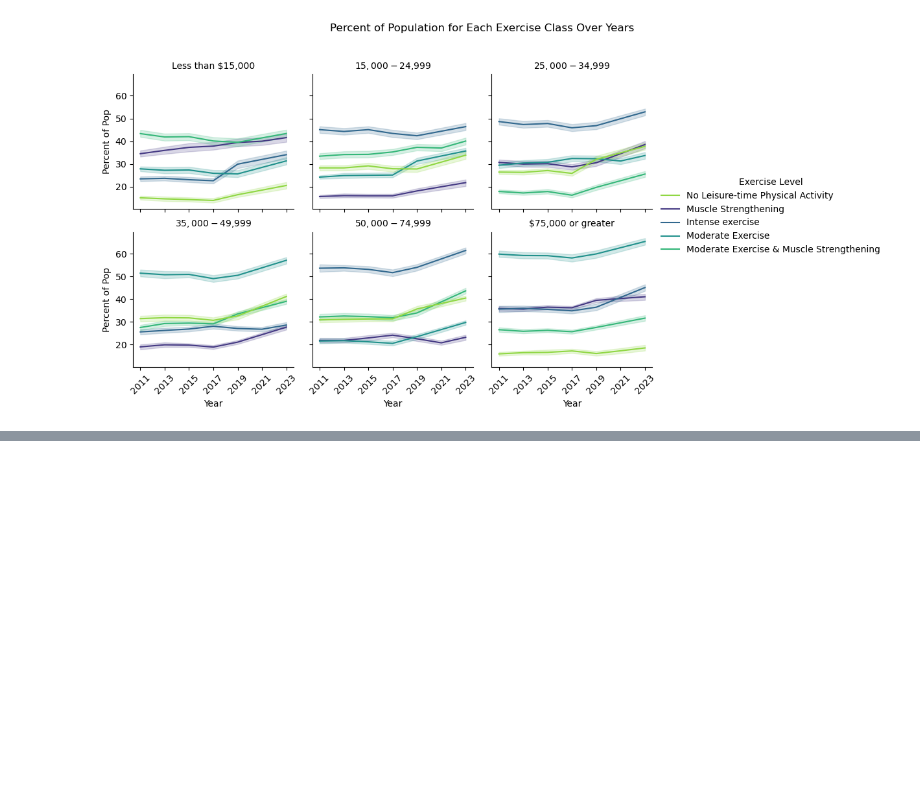
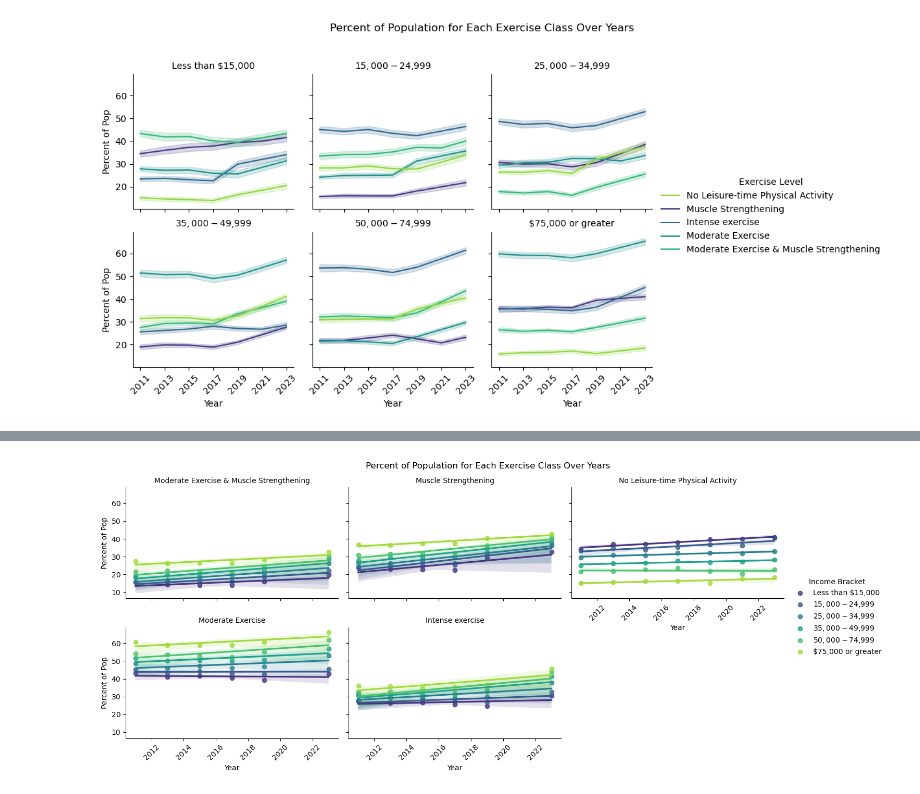
Before and after one commit to INFO-511-F24/final-project-TheOutliers, a Jupyter notebook: Code-Notebooks/Workspace_CML.ipynb, the cells around one changed output, grey strips where cells are left out. Cells and saved outputs as stored; diff of their text form; code cells hidden in the pictures; blank space fills up the shorter version.

```diff
--- a/Code-Notebooks/Workspace_CML.ipynb
+++ b/Code-Notebooks/Workspace_CML.ipynb
@@ -358,0 +393,23 @@ plt.show()
+# %%
+g = sns.FacetGrid(activity_US, col="Short_Question", hue='Income', hue_order=income_order, col_wrap=3, aspect=1.5, palette='viridis')
+g.map(sns.regplot, 'YearStart', 'Data_Value', )
+
+# Rotate the x-axis labels for better readability
+for ax in g.axes.flat:
+    for label in ax.get_xticklabels():
+        label.set_rotation(45)
+
+# Enhancing the plot with titles and labels
+g.set_titles('{col_name}')  # Set titles to be each question
+g.set_axis_labels('Year', 'Percent of Pop')  # Set common axis labels
+
+# Adjust the top space to accommodate title
+plt.subplots_adjust(top=0.9)
+g.fig.suptitle('Percent of Population for Each Exercise Class Over Years')
+
+# Adding the legend
+g.add_legend(title='Income Bracket')
+# Show the plot
+plt.show()
+# %% [output]
+[figure, added]
```
Also changed, not shown: parts of 5 cells of this notebook.
